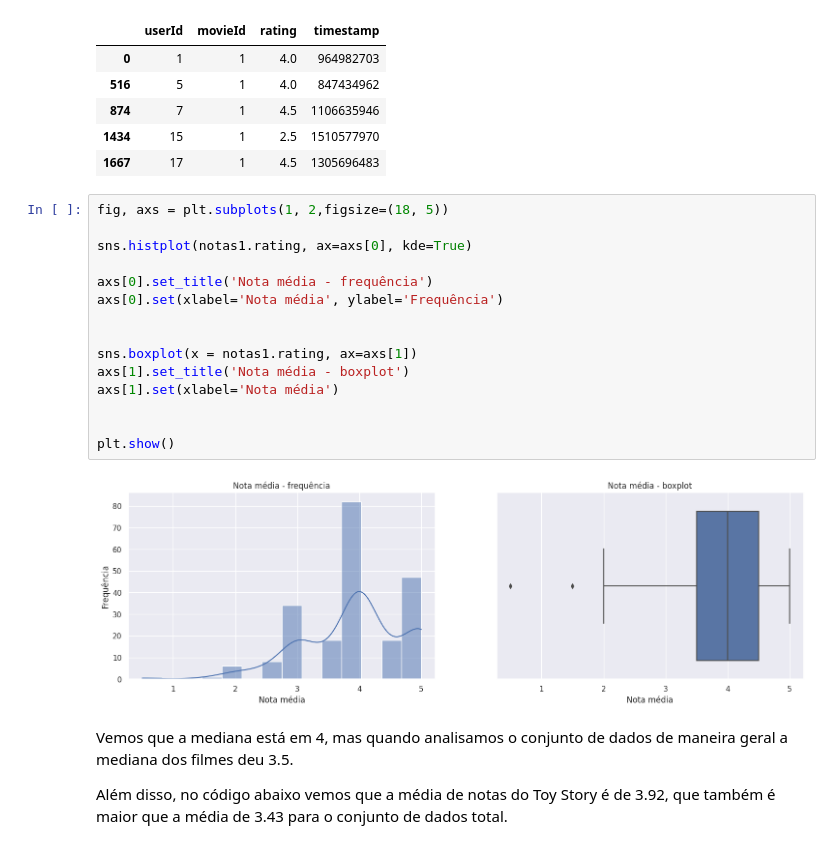
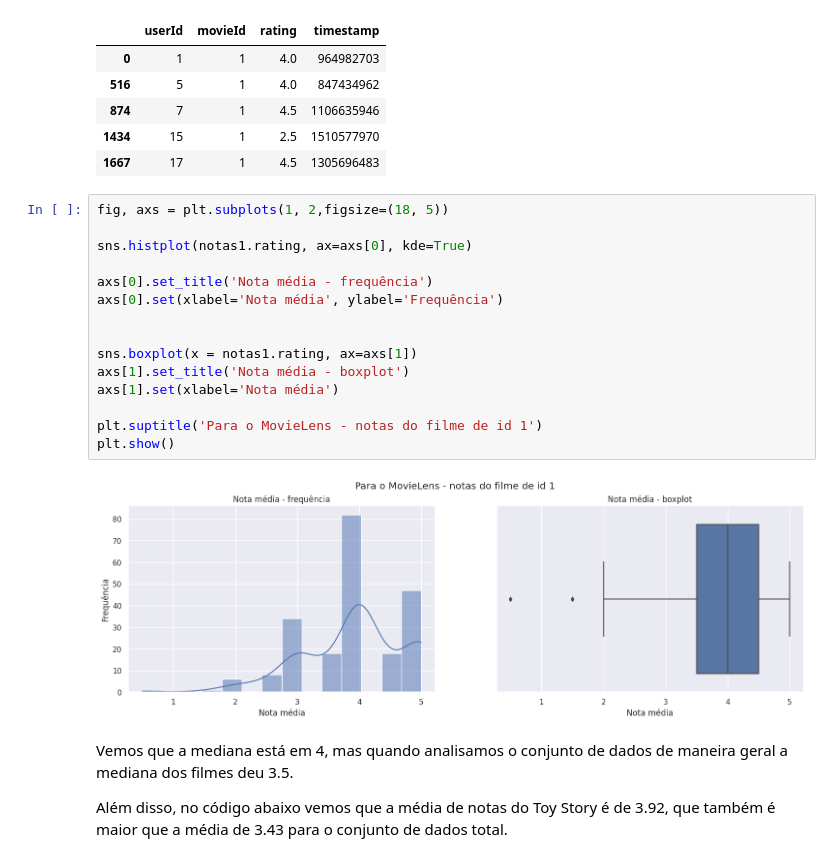
Before and after one commit to math3usvalenca/tmdb-and-movielens---eda-and-statistical-tests, a Jupyter notebook: testes.ipynb, the cells around one changed output. Drawn from its saved outputs; the diff is of its cells as text.

```diff
--- a/testes.ipynb
+++ b/testes.ipynb
@@ -147,20 +148,20 @@ notas1.head()
 # %%
 fig, axs = plt.subplots(1, 2,figsize=(18, 5))
 
 sns.histplot(notas1.rating, ax=axs[0], kde=True)
 
 axs[0].set_title('Nota média - frequência')
 axs[0].set(xlabel='Nota média', ylabel='Frequência')
 
 
 sns.boxplot(x = notas1.rating, ax=axs[1])
 axs[1].set_title('Nota média - boxplot')
 axs[1].set(xlabel='Nota média')
 
-
+plt.suptitle('Para o MovieLens - notas do filme de id 1')
 plt.show()
 # %% [output]
-[figure, old version]
+[figure, new version]
 # %% [markdown]
 Vemos que a mediana está em 4, mas quando analisamos o conjunto de dados de maneira geral a mediana dos filmes deu 3.5.
 
```
Also changed, not shown: parts of 3 cells of this notebook, 4 other files.
